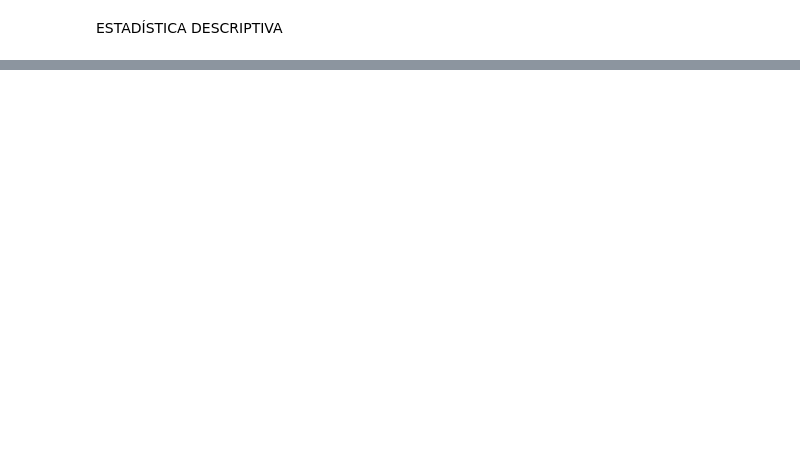
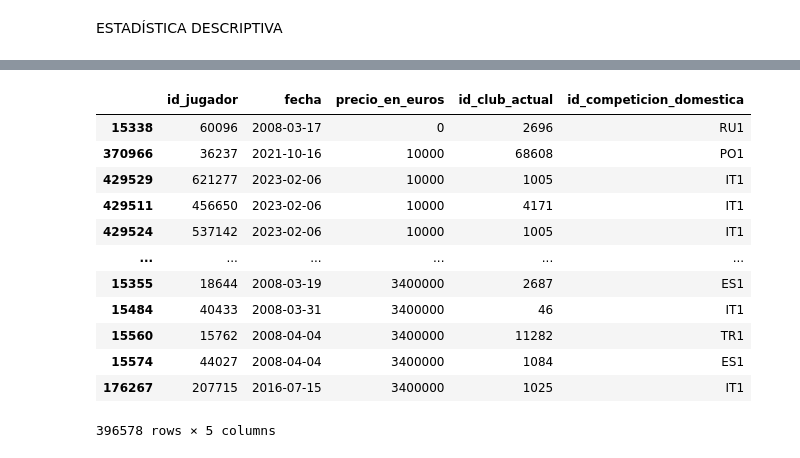
Before and after one commit to Vanegas18/Actividdes_PY, a Jupyter notebook: LIMPIEZA/Limpieza.ipynb, the cells around one changed output, grey strips where cells are left out. Drawn from its saved outputs; the diff is of its cells as text; code cells hidden in the pictures; blank space fills up the shorter version.

```diff
--- a/LIMPIEZA/Limpieza.ipynb
+++ b/LIMPIEZA/Limpieza.ipynb
@@ -57,0 +57,27 @@ plt.show()
+# %%
+# Calcular el rango intercuartílico (IQR)
+Q1 = data_order_asc["precio_en_euros"].quantile(0.25)
+Q3 = data_order_asc["precio_en_euros"].quantile(0.75)
+IQR = Q3 - Q1
+
+# Definir los límites para considerar outliers
+lower_bound = Q1 - 1.5 * IQR
+upper_bound = Q3 + 1.5 * IQR
+
+# Filtrar el DataFrame para mantener solo los valores dentro de los límites
+dt_filtered = data_order_asc[(data_order_asc["precio_en_euros"] >= lower_bound) & (data_order_asc["precio_en_euros"] <= upper_bound)]
+dt_filtered
+# %% [output]
+|  | id_jugador | fecha | precio_en_euros | id_club_actual | id_competicion_domestica |
+| 15338 | 60096 | 2008-03-17 | 0 | 2696 | RU1 |
+| 370966 | 36237 | 2021-10-16 | 10000 | 68608 | PO1 |
+| 429529 | 621277 | 2023-02-06 | 10000 | 1005 | IT1 |
+| 429511 | 456650 | 2023-02-06 | 10000 | 4171 | IT1 |
+| 429524 | 537142 | 2023-02-06 | 10000 | 1005 | IT1 |
+| ... | ... | ... | ... | ... | ... |
+| 15355 | 18644 | 2008-03-19 | 3400000 | 2687 | ES1 |
+| 15484 | 40433 | 2008-03-31 | 3400000 | 46 | IT1 |
+| 15560 | 15762 | 2008-04-04 | 3400000 | 11282 | TR1 |
+| 15574 | 44027 | 2008-04-04 | 3400000 | 1084 | ES1 |
+| 176267 | 207715 | 2016-07-15 | 3400000 | 1025 | IT1 |
+396578 rows × 5 columns
```
Also changed, not shown: parts of 5 cells of this notebook, 6 other files.
